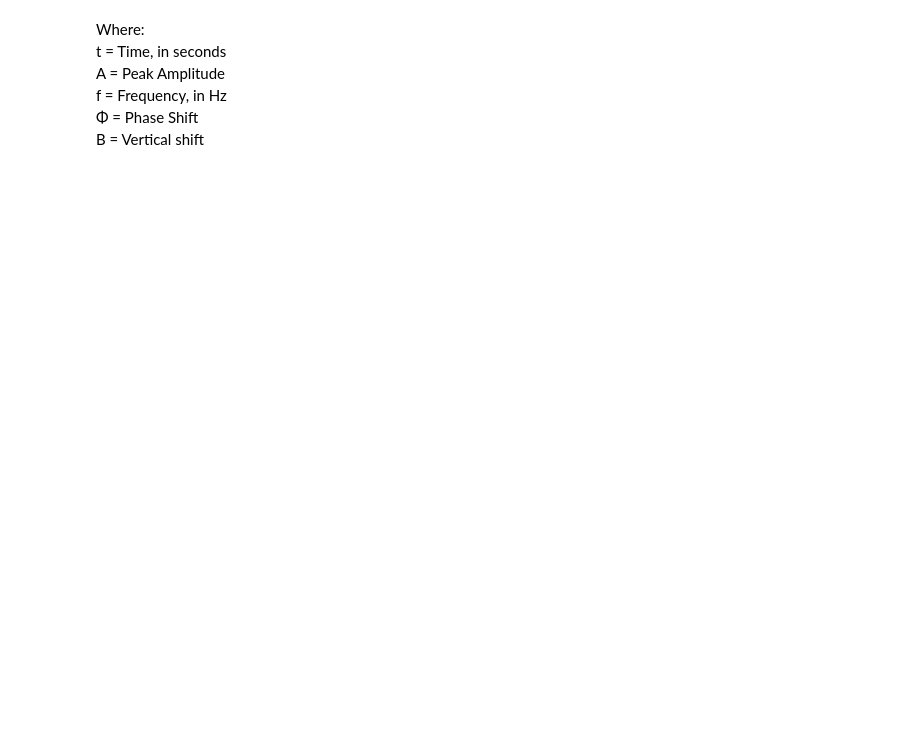
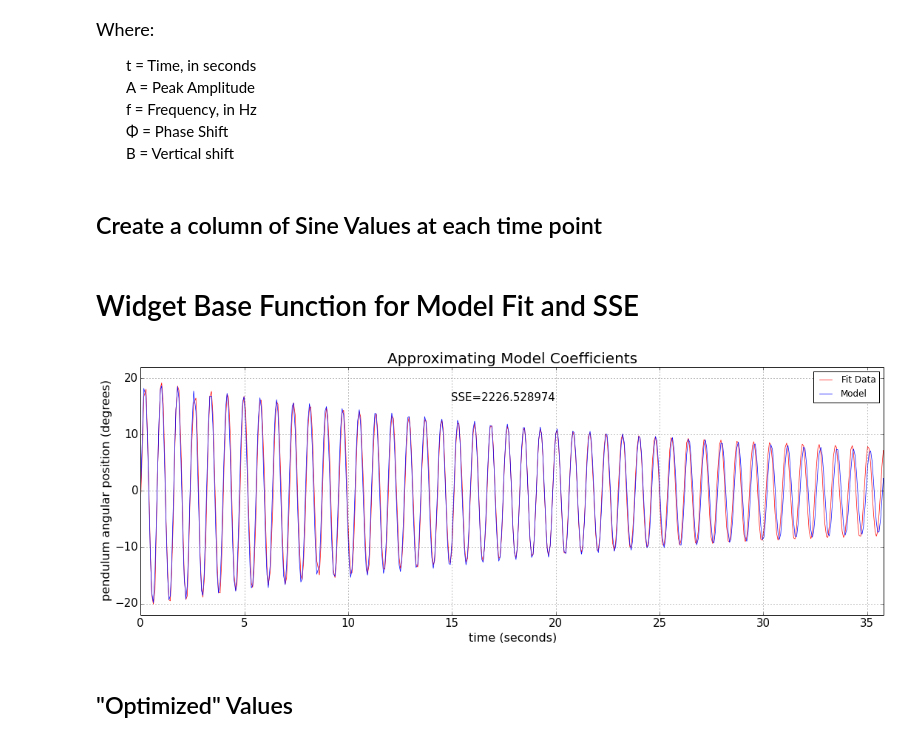
Before and after one commit to JeremyMMulcahey/IPythonNotebook, a Jupyter notebook: SeniorProject/TimeSeriesApp.ipynb, the cells around one changed output. Cells and saved outputs as stored; diff of their text form; code cells hidden in the pictures; blank space fills up the shorter version.

```diff
--- a/SeniorProject/TimeSeriesApp.ipynb
+++ b/SeniorProject/TimeSeriesApp.ipynb
@@ -30,15 +42,19 @@ plt.tick_params(axis='both', labelsize=15)
 def sine_wave(time,amp,freq,phi,damp):
     return ((math.exp(-1*damp*time))*(amp*math.sin(2*math.pi*freq*time-phi)-.4705))
 # %% [markdown]
-Where: <br>
-   t = Time, in seconds<br>
+<font size = '4'>Where: <br>
+   <ul>t = Time, in seconds<br>
    A = Peak Amplitude<br>
    f = Frequency, in Hz<br>
    &Phi; = Phase Shift<br>
-   B = Vertical shift
+   B = Vertical shift</ul></font>
+# %% [markdown]
+## Create a column of Sine Values at each time point
 # %%
 def sine_values(amp,freq,phi,damp):
     PendFrame['SineValues']= PendFrame.apply(lambda row: sine_wave(row['time(sec)'],amp,freq,phi,damp),axis=1)
+# %% [markdown]
+# Widget Base Function for Model Fit and SSE
 # %%
 def model(amp,freq,phi,damp):
     ts =sine_values(amp,freq,phi,damp)
@@ -57,7 +73,11 @@ def model(amp,freq,phi,damp):
     SSE = np.sum((PendFrame['angular position(theta)']-PendFrame['SineValues'])**2)
     plt.text(15, 16, 'SSE=%f'% SSE, fontsize=15);
 # %%
-interact(model,amp=(15.0,25.0,.001),freq=(1.1,1.3,.001),phi=(-1.0,1,.001),damp=(.001,.1,.001));
+interact(model,amp=(15.0,25.0,.001),freq=(1.20,1.30,.001),phi=(-1.0,1,.001),damp=(.001,.1,.001));
+# %% [output]
+[figure, added]
+# %% [markdown]
+## "Optimized" Values
 # %%
 amp = 20.123
 freq = 1.262
```
Also changed, not shown: parts of 15 cells of this notebook, 9 other files.
